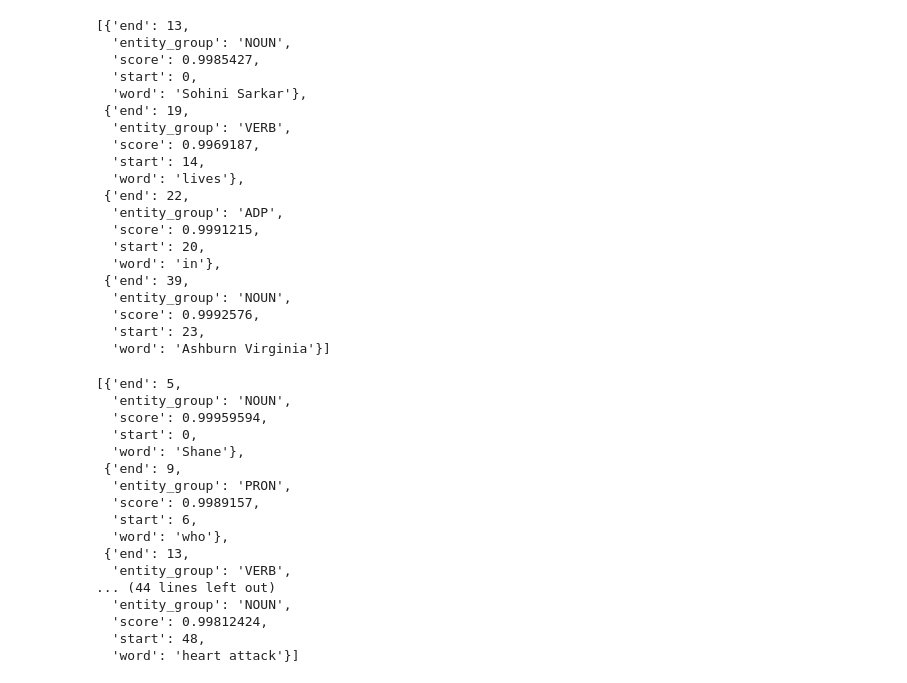
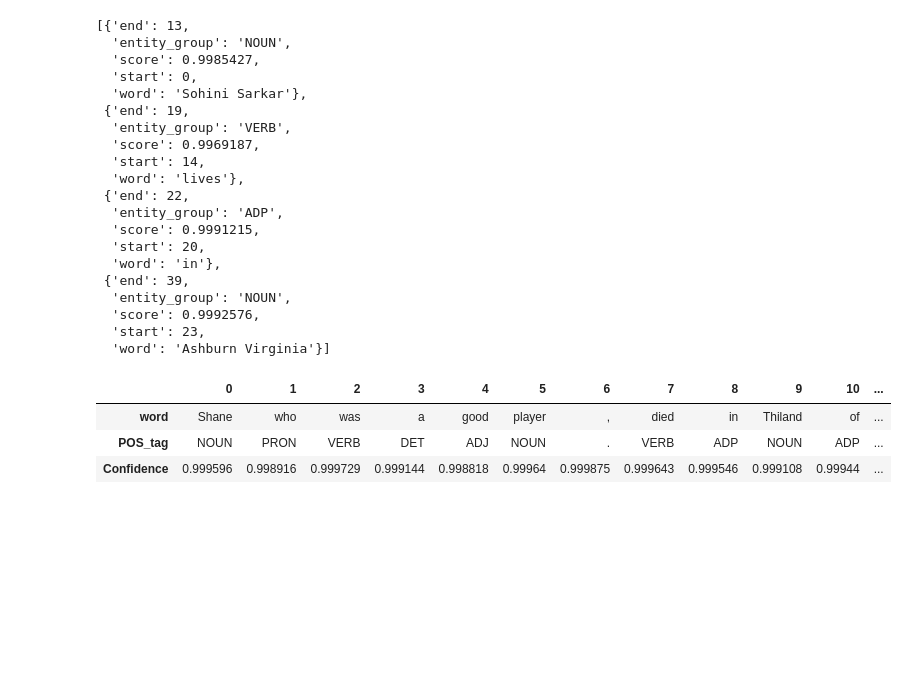
Before and after one commit to ankit-kothari/Data-Science-Journey, a Jupyter notebook: pos_tagging.ipynb, the cells around one changed output. Drawn from its saved outputs; the diff is of its cells as text; code cells hidden in the pictures; blank space fills up the shorter version.

```diff
--- a/pos_tagging.ipynb
+++ b/pos_tagging.ipynb
@@ -416,23 +410,21 @@ pos(s)
   'word': 'Ashburn Virginia'}]
 # %%
 s1 = "Shane who was a good player, died in Thiland of heart attack"
-# %%
-pos(s1)
-# %% [output]
-[{'end': 5,
-  'entity_group': 'NOUN',
-  'score': 0.99959594,
-  'start': 0,
-  'word': 'Shane'},
- {'end': 9,
-  'entity_group': 'PRON',
-  'score': 0.9989157,
-  'start': 6,
-  'word': 'who'},
- {'end': 13,
-  'entity_group': 'VERB',
-... (44 lines left out)
-  'entity_group': 'NOUN',
-  'score': 0.99812424,
-  'start': 48,
-  'word': 'heart attack'}]
+# %%
+pred = pos(s1)
+# %%
+token = []
+score = []
+label = []
+
+for i in range(len(pred)):
+  token.append(pred[i]['word'])
+  score.append(pred[i]['score'])
+  label.append(pred[i]['entity_group'])
+
+pd.DataFrame([token,label,score],index=['word','POS_tag','Confidence'])
+# %% [output]
+|  | 0 | 1 | 2 | 3 | 4 | 5 | 6 | 7 | 8 | 9 | 10 | ... |
+| word | Shane | who | was | a | good | player | , | died | in | Thiland | of | ... |
+| POS_tag | NOUN | PRON | VERB | DET | ADJ | NOUN | . | VERB | ADP | NOUN | ADP | ... |
+| Confidence | 0.999596 | 0.998916 | 0.999729 | 0.999144 | 0.998818 | 0.99964 | 0.999875 | 0.999643 | 0.999546 | 0.999108 | 0.99944 | ... |
```
Also changed, not shown: parts of 1 cell of this notebook.
